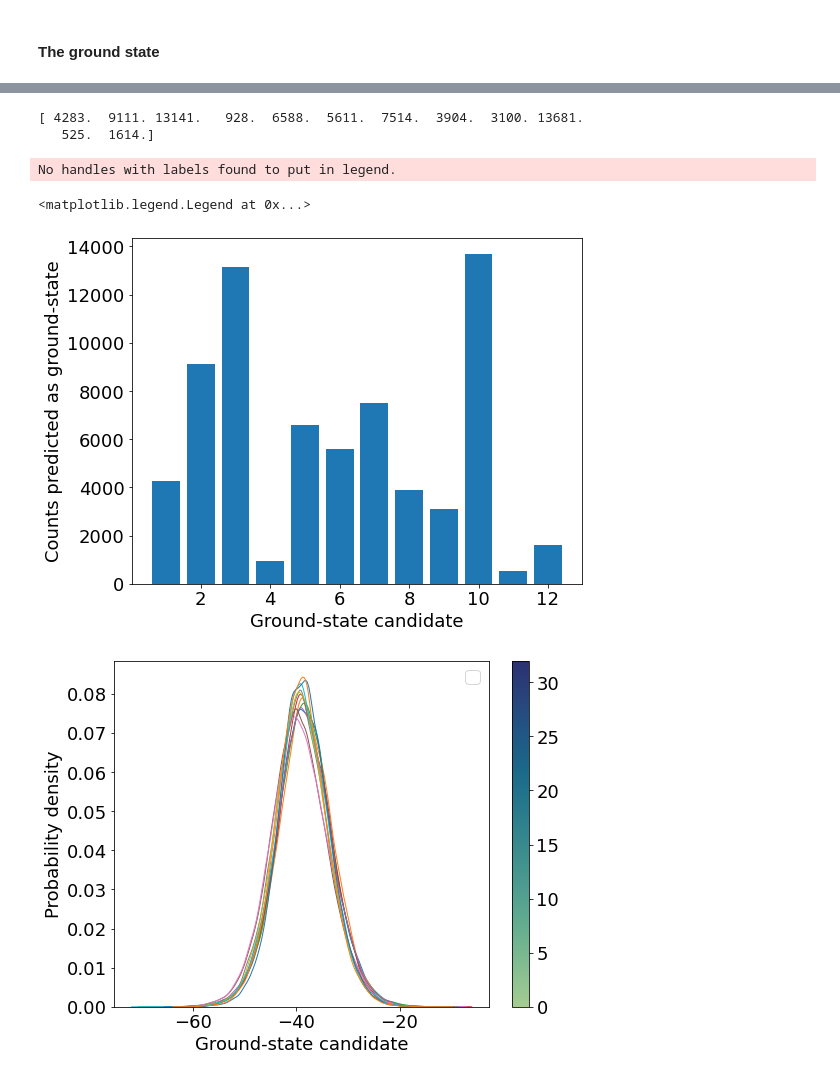
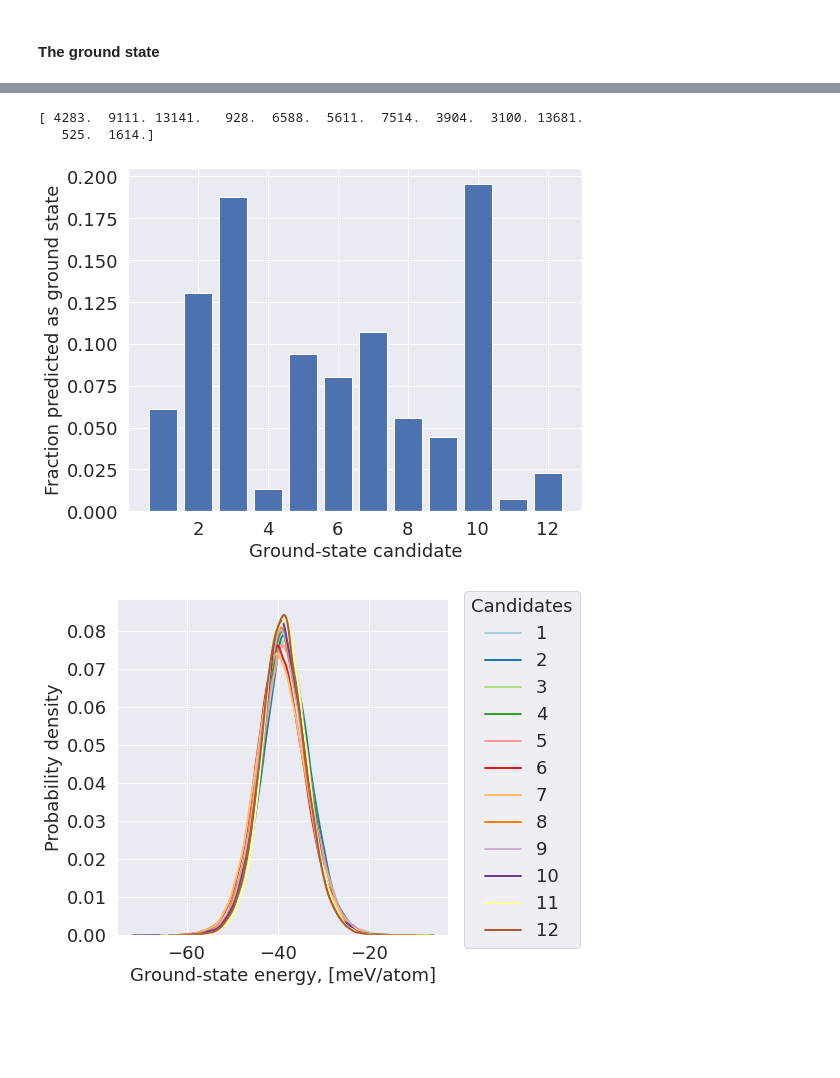
Before and after one commit to elindgren/asam_projects, a Jupyter notebook: Project2/TIF345_CE_project_2a.ipynb, the cells around one changed output, grey strips where cells are left out. Saved outputs shown, nothing was run; the diff lists cells and outputs as text; code cells hidden in the pictures; blank space fills up the shorter version.

```diff
--- a/Project2/TIF345_CE_project_2a.ipynb
+++ b/Project2/TIF345_CE_project_2a.ipynb
@@ -144,7 +144,7 @@ from sklearn.model_selection import KFold
 import seaborn as sns
 import emcee
 
-# sns.set_theme()
+sns.set_theme()
 
 # Set plot params
 plt.rc('font', size=18)          # controls default text sizes
@@ -675,6 +675,16 @@ Using pickled trace
 (210000, 35)
 (280000, 35)
 # %%
+sns.set_theme()
+# Set plot params
+plt.rc('font', size=18)          # controls default text sizes
+plt.rc('axes', titlesize=18)     # fontsize of the axes title
+plt.rc('axes', labelsize=18)     # fontsize of the x and y labels
+plt.rc('xtick', labelsize=18)    # fontsize of the tick labels
+plt.rc('ytick', labelsize=18)    # fontsize of the tick labels
+plt.rc('legend', fontsize=18)    # legend fontsize
+
+
 fig, axs = plt.subplots(1,2, figsize=(12,6))
 for j in range(burn_and_sample.shape[1]):
     if j<J_dim:
@@ -827,50 +849,51 @@ plt.savefig('figures/OLS_prediction.png')
 # What should we compute the ground state energy for? A specific cluster or for the ground state for each sample?
 g_candidates = np.zeros(nbr_ground_configs)
 g_energy = np.zeros(len(full_trace))
 candidate_energy = np.zeros((len(full_trace), nbr_ground_configs))
 for i,sample in enumerate(full_trace):
     y_sample = Xg@sample[0:J_dim]
     g_idx = np.argmin(y_sample)
     g_candidates[g_idx] += 1
     g_energy[i] = y_sample[g_idx]
     candidate_energy[i,:] = y_sample
 
 print(g_candidates)
 fig, ax = plt.subplots(figsize=(8,6))
-ax.bar(x=candidates, height=g_candidates)
+ax.bar(x=candidates, height=g_candidates/len(full_trace), color='b')
 ax.set_xlabel(r'Ground-state candidate')
-ax.set_ylabel('Counts predicted as ground-state')
+ax.set_ylabel('Fraction predicted as ground state')
 plt.tight_layout()
+plt.savefig('figures/task4_bayes_hist.png')
 
 
 ### Distributions
 
 fig, ax = plt.subplots(figsize=(8,6))
-norm = plt.Normalize(0,11)
-# sm = plt.cm.ScalarMappable( norm=norm)
+# sns.kdeplot(x=g_energy, alpha=0.3, c='b', ax=ax, label='Ground state')
+cpalette = sns.color_palette("Paired", nbr_ground_configs)
+
+# Set plot params
+plt.rc('font', size=18)          # controls default text sizes
+plt.rc('axes', titlesize=18)     # fontsize of the axes title
+plt.rc('axes', labelsize=18)     # fontsize of the x and y labels
+plt.rc('xtick', labelsize=18)    # fontsize of the tick labels
+plt.rc('ytick', labelsize=18)    # fontsize of the tick labels
+plt.rc('legend', fontsize=18)    # legend fontsize
 
 
-# sns.kdeplot(x=g_energy, alpha=0.3, c='b', ax=ax, label='Ground state')
 for i in range(0, nbr_ground_configs):
-    if i==np.argmax(g_candidates):
-        a = 1
-    else:
-        a = 0.05
+    a = g_candidates[i]/len(full_trace)
     sns.kdeplot(x=candidate_energy[:,i], alpha=0.3, ax=ax,
-   hue_norm=(0,1), fill=False, linewidth=1)
-# ax.get_legend().remove()
-cbar = ax.figure.colorbar(sm)
+                fill=False, linewidth=2, label=f'{i+1}', color=cpalette[i])
 
-
-ax.set_xlabel(r'Ground-state candidate')
+ax.set_xlabel(r'Ground-state energy, [meV/atom]')
 ax.set_ylabel('Probability density')
+plt.rcParams['legend.title_fontsize'] = 18
+lgd = ax.legend(loc='upper left', bbox_to_anchor=(1.02, 1.05), ncol=1, title='Candidates')
 plt.tight_layout()
-plt.savefig('figures/task4_bayes_ground.png')
-ax.legend(loc='best')
+plt.savefig('figures/task4_bayes_ground.png', bbox_extra_artists=(lgd,), bbox_inches='tight')
 # %% [output]
 [ 4283.  9111. 13141.   928.  6588.  5611.  7514.  3904.  3100. 13681.
    525.  1614.]
-No handles with labels found to put in legend.
-<matplotlib.legend.Legend at 0x...>
-[figure, old version]
+[figure, new version]
-[figure, old version]
+[figure, new version]
```
Also changed, not shown: parts of 11 cells of this notebook, 10 other files.
